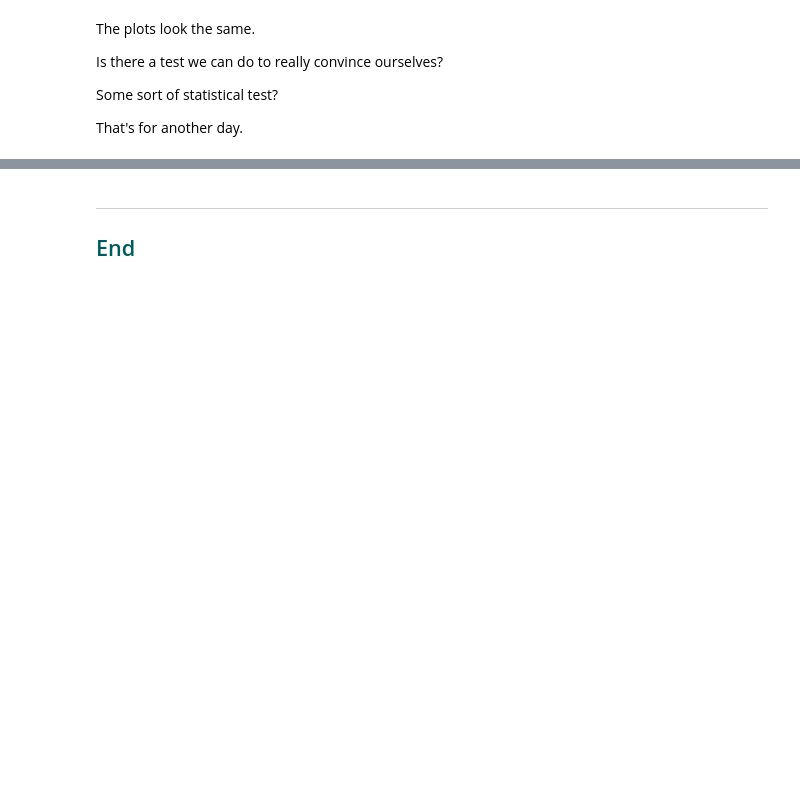
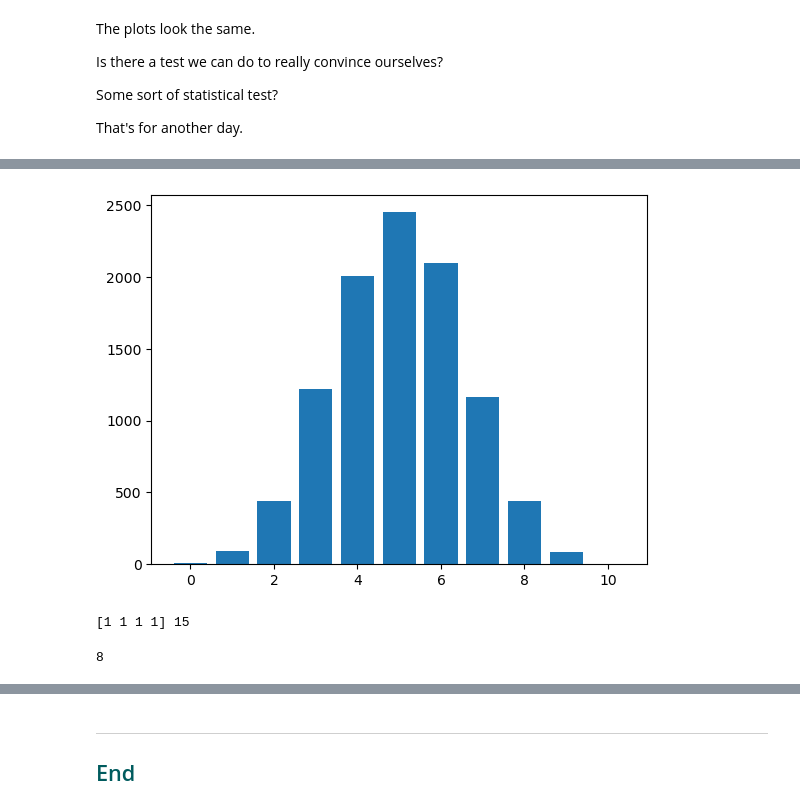
Before and after one commit to ianmcloughlin/2223-S1-fund-data-analysis, a Jupyter notebook: notebooks/02-randomness.ipynb, the cells around one changed output, grey strips where cells are left out. Saved outputs shown, nothing was run; the diff lists cells and outputs as text; code cells hidden in the pictures; blank space fills up the shorter version.

```diff
--- a/notebooks/02-randomness.ipynb
+++ b/notebooks/02-randomness.ipynb
@@ -465,0 +509,36 @@ That's for another day.
+# %%
+# The number of coins we are to flip.
+coins = 10
+
+# Number of trials to run.
+trials = 10000
+
+# Run the trials.
+heads = np.random.binomial(coins, 0.5, trials)
+
+# Count the unique values in the returned list.
+vals, counts = np.unique(heads, return_counts=True)
+
+# Plot results in a histogram.
+plt.bar(vals, counts);
+# %% [output]
+[figure, added]
+# %%
+# The number of possible outcomes.
+N = 11
+
+# What is the next biggest power of 2? It is 16.
+B = 4
+
+# Flip B coins.
+flips = np.random.binomial(1, 0.5, B)
+
+# Convert that to binary.
+number = 0
+for i in range(len(flips)):
+    number = number + flips[i] * 2**i
+
+# Print the flips and the decimal number.
+print(flips, number)
+# %% [output]
+[1 1 1 1] 15
@@ -465,0 +556,5 @@ That's for another day.
+# %%
+# Test the function.
+gen_number()
+# %% [output]
+8
```
Also changed, not shown: parts of 17 cells of this notebook.
